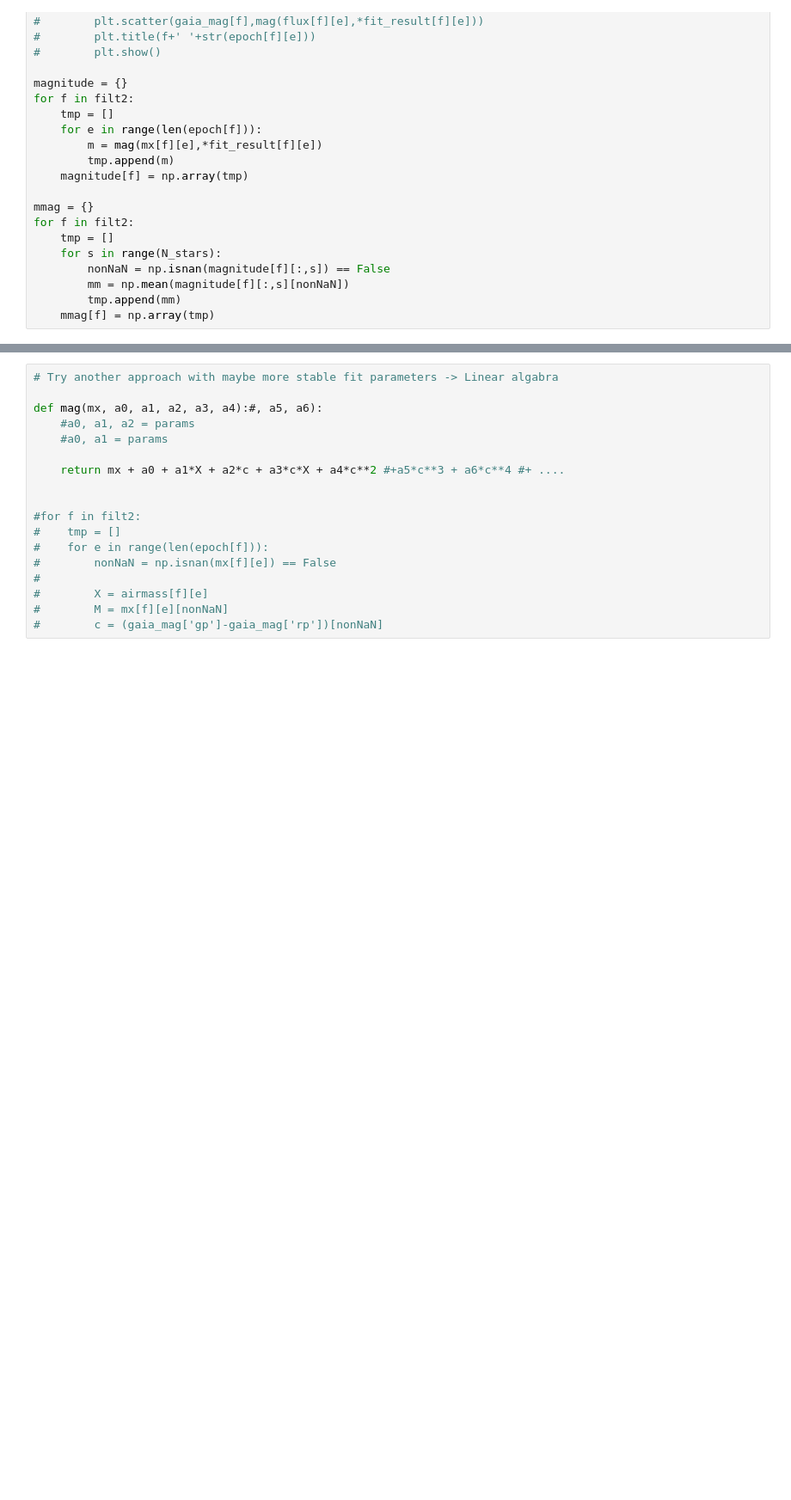
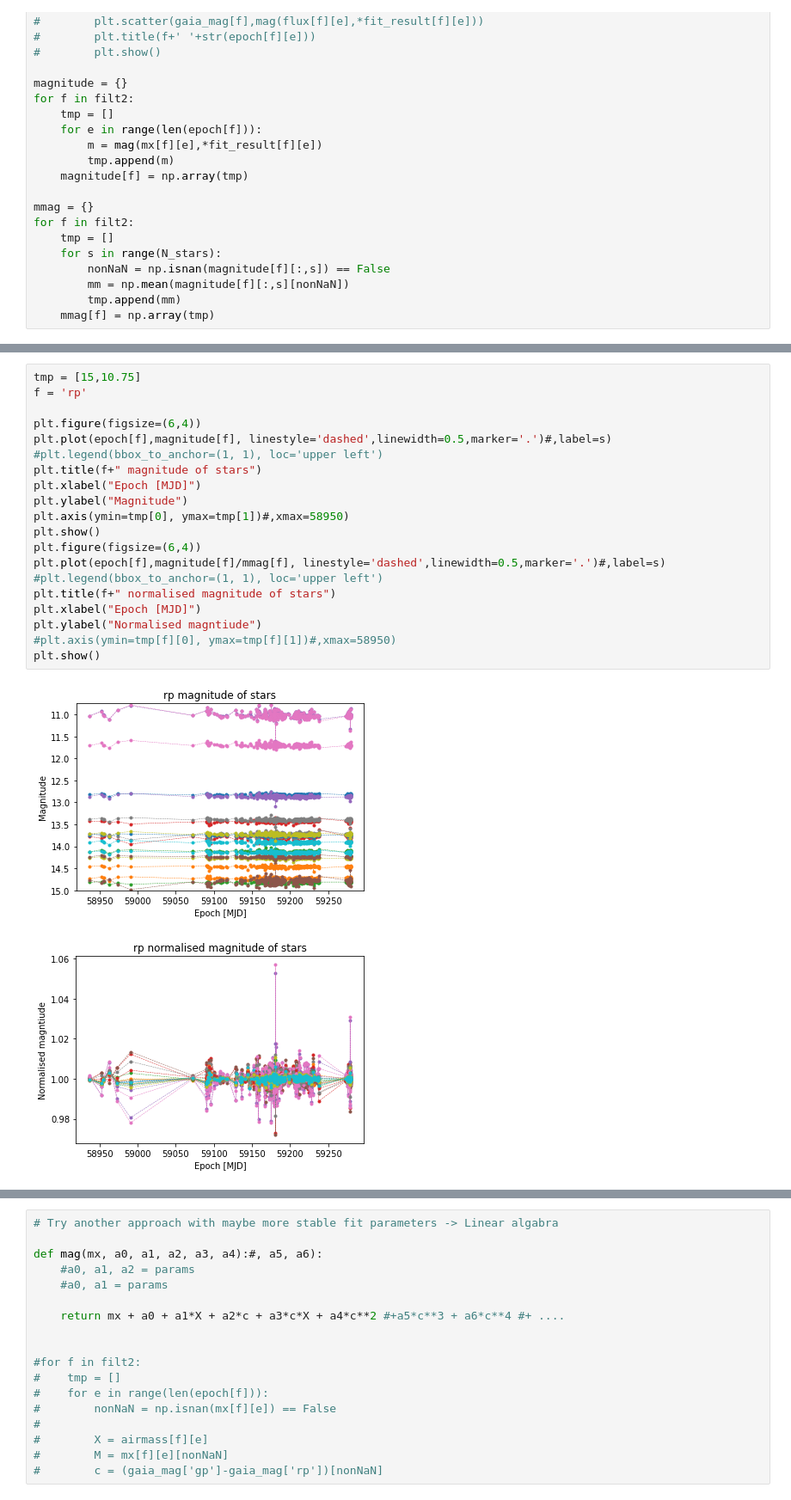
Before and after one commit to BartOuwehand/BRPJ0600, a Jupyter notebook: testfile4.ipynb, the cells around one changed output, grey strips where cells are left out. Shown at 86% size. Cells and saved outputs as stored; diff of their text form; blank space fills up the shorter version.

```diff
--- a/testfile4.ipynb
+++ b/testfile4.ipynb
@@ -411,0 +410,23 @@ for f in filt2:
+# %%
+tmp = [15,10.75]
+f = 'rp'
+
+plt.figure(figsize=(6,4))
+plt.plot(epoch[f],magnitude[f], linestyle='dashed',linewidth=0.5,marker='.')#,label=s)
+#plt.legend(bbox_to_anchor=(1, 1), loc='upper left')
+plt.title(f+" magnitude of stars")
+plt.xlabel("Epoch [MJD]")
+plt.ylabel("Magnitude")
+plt.axis(ymin=tmp[0], ymax=tmp[1])#,xmax=58950)
+plt.show()
+plt.figure(figsize=(6,4))
+plt.plot(epoch[f],magnitude[f]/mmag[f], linestyle='dashed',linewidth=0.5,marker='.')#,label=s)
+#plt.legend(bbox_to_anchor=(1, 1), loc='upper left')
+plt.title(f+" normalised magnitude of stars")
+plt.xlabel("Epoch [MJD]")
+plt.ylabel("Normalised magntiude")
+#plt.axis(ymin=tmp[f][0], ymax=tmp[f][1])#,xmax=58950)
+plt.show()
+# %% [output]
+[figure, added]
+[figure, added]
```
Also changed, not shown: parts of 11 cells of this notebook.
